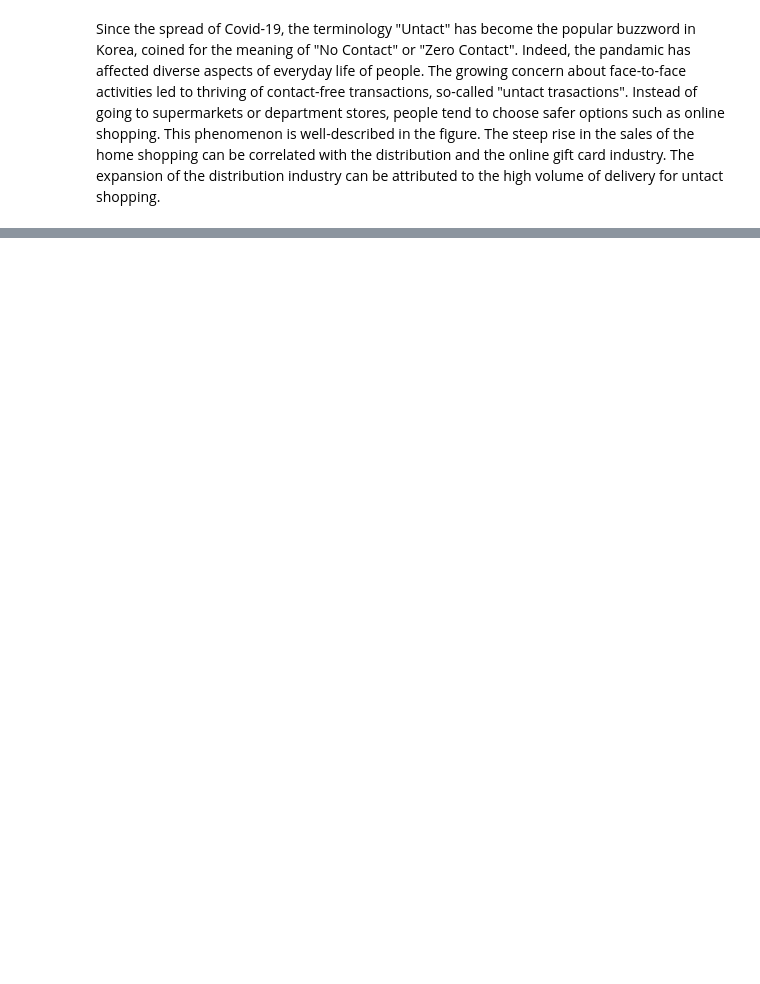
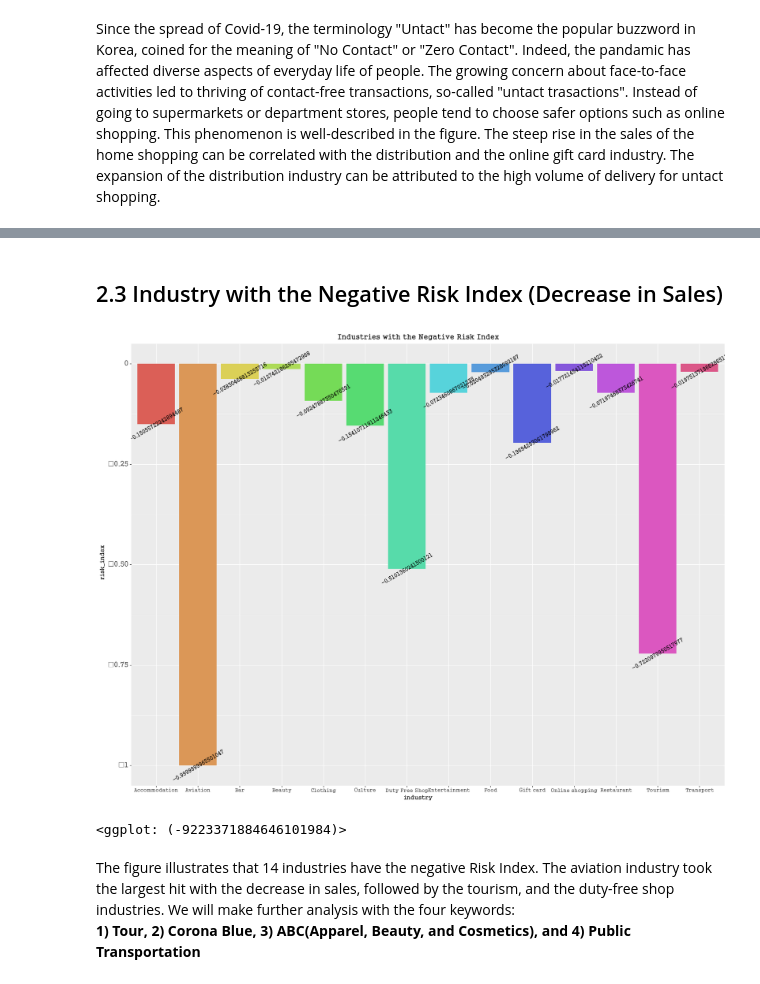
Before and after one commit to JieunKim-Econ/Covid_EDA_with_R, a Jupyter notebook: Risk-Resilience Matrix Analysis-C2.ipynb, the cells around one changed output, grey strips where cells are left out. Cells and saved outputs as stored; diff of their text form; code cells hidden in the pictures; blank space fills up the shorter version.

Commit message:
Finished the negative risk index part

```diff
--- a/Risk-Resilience Matrix Analysis-C2.ipynb
+++ b/Risk-Resilience Matrix Analysis-C2.ipynb
@@ -382,0 +383,17 @@ Since the spread of Covid-19, the terminology "Untact" has become the popular bu
+# %% [markdown]
+## 2.3 Industry with the Negative Risk Index (Decrease in Sales)
+# %%
+(ggplot(data=risk_data[risk_data.risk_index < 0], mapping=aes(x='industry',y='risk_index'))
++geom_bar(stat='identity', mapping=aes(fill='industry'), show_legend=False)
++theme(text=element_text(family=font_name))
++theme(figure_size=(20,15), axis_text_x=element_text(size=9.5), axis_text_y=element_text(size=13))
++geom_text(aes(x='industry',y='risk_index',label='risk_index'),size=10,angle=30)
++ggtitle('Industries with the Negative Risk Index')
++scale_colour_hue(l=0.6)
+)
+# %% [output]
+[figure, added]
+<ggplot: (-9223371884646101984)>
+# %% [markdown]
+The figure illustrates that 14 industries have the negative Risk Index. The aviation industry took the largest hit with the decrease in sales, followed by the tourism, and the duty-free shop industries. We will make further analysis with the four keywords:<br/>
+**1) Tour, 2) Corona Blue, 3) ABC(Apparel, Beauty, and Cosmetics), and 4) Public Transportation**
```
Also changed, not shown: parts of 25 cells of this notebook.
